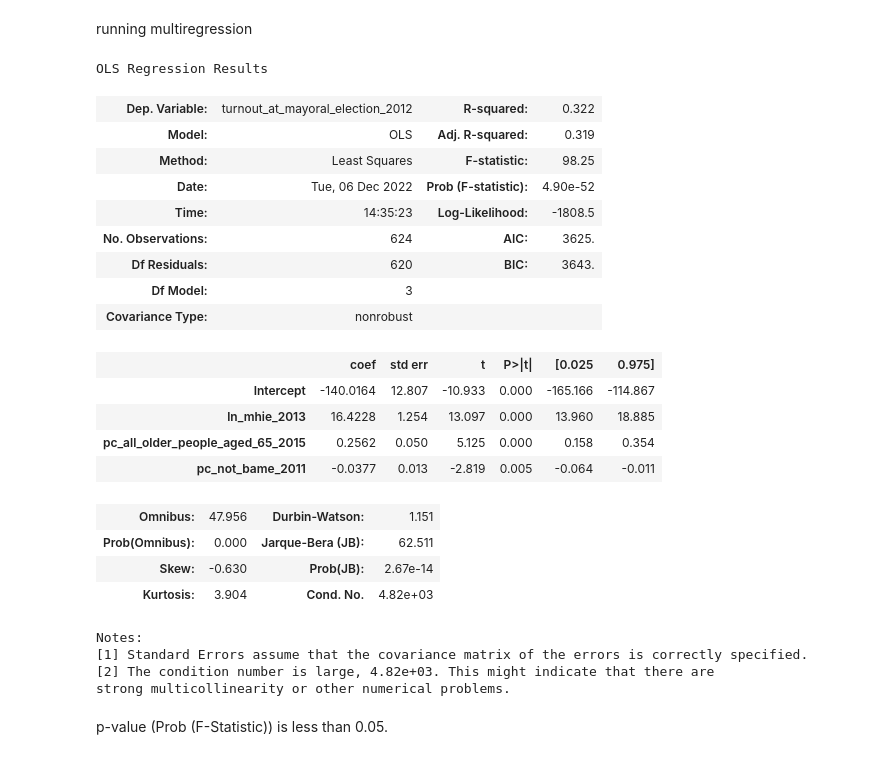
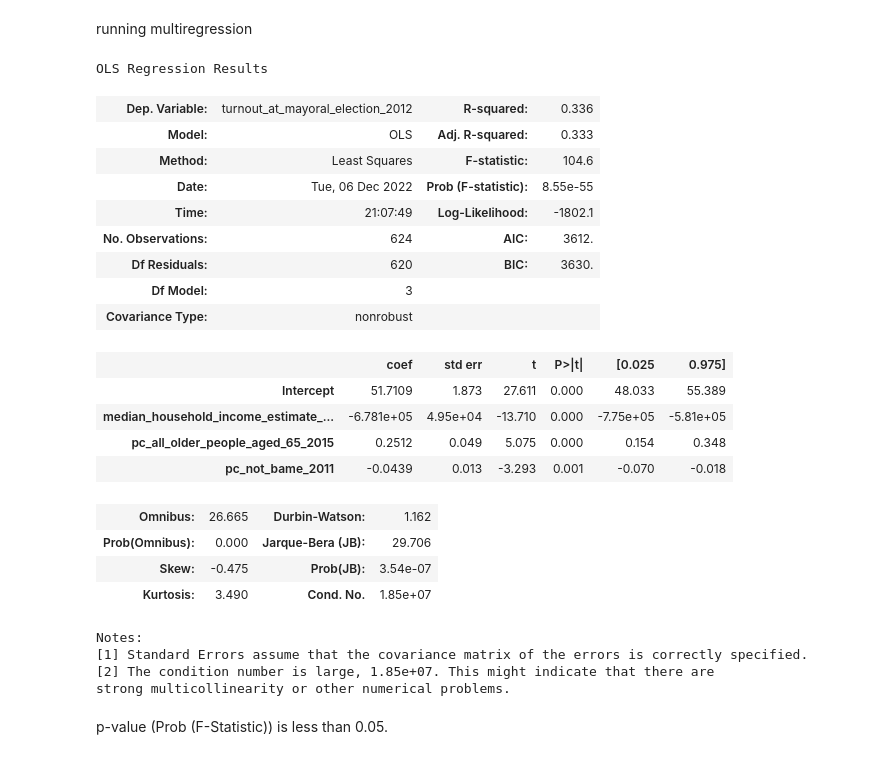
Before and after one commit to mindalyn22/QM-group-project, a Jupyter notebook: summary_bame_multireg.ipynb, the cells around one changed output. Drawn from its saved outputs; the diff is of its cells as text; code cells hidden in the pictures.

```diff
--- a/summary_bame_multireg.ipynb
+++ b/summary_bame_multireg.ipynb
@@ -91,10 +93,11 @@ df.plot(kind='scatter', x='%_not_bame_2011', y='turnout_at_mayoral_election_2012
 [figure]
 # %%
 # visualize the relationship between the features and the response using scatterplots
-import math
-df['ln_mhie_2013'] = df['median_household_income_estimate_2012_13'].transform(lambda x: math.log(x))
-fig, axs = plt.subplots(1, 3, sharey=True)
-df.plot(kind='scatter', x='ln_mhie_2013', y='turnout_at_mayoral_election_2012', ax=axs[0], figsize=(16, 8))
-df.plot(kind='scatter', x='%_all_older_people_aged_65_2015', y='turnout_at_mayoral_election_2012', ax=axs[1])
-df.plot(kind='scatter', x='%_not_bame_2011', y='turnout_at_mayoral_election_2012', ax=axs[2])
+# import math
+# df['ln_mhie_2013'] = df['median_household_income_estimate_2012_13'].transform(lambda x: math.log(x))
+# fig, axs = plt.subplots(1, 3, sharey=True)
+# df.plot(kind='scatter', x='ln_mhie_2013', y='turnout_at_mayoral_election_2012', ax=axs[0], figsize=(16, 8))
+# df.plot(kind='scatter', x='%_all_older_people_aged_65_2015', y='turnout_at_mayoral_election_2012', ax=axs[1])
+# df.plot(kind='scatter', x='%_not_bame_2011', y='turnout_at_mayoral_election_2012', ax=axs[2])
+# plt.savefig('output/scatterplot_multivar.png', dpi=300, transparent=True)
 # %% [output]
@@ -138,32 +149,32 @@ df = df.rename(columns= {"%_bame_2011": "pc_bame_2011",
 # %% [markdown]
 running multiregression
 # %%
-model_voter = smf.ols('turnout_at_mayoral_election_2012 ~ ln_mhie_2013 + pc_all_older_people_aged_65_2015 + pc_not_bame_2011',
+model_voter = smf.ols('turnout_at_mayoral_election_2012 ~ median_household_income_estimate_2012_13_pow + pc_all_older_people_aged_65_2015 + pc_not_bame_2011',
                         df).fit()
 model_voter.summary()
 # %% [output]
 OLS Regression Results
-| Dep. Variable: | turnout_at_mayoral_election_2012 | R-squared: | 0.322 |
-| Model: | OLS | Adj. R-squared: | 0.319 |
-| Method: | Least Squares | F-statistic: | 98.25 |
-| Date: | Tue, 06 Dec 2022 | Prob (F-statistic): | 4.90e-52 |
-| Time: | 14:35:23 | Log-Likelihood: | -1808.5 |
-| No. Observations: | 624 | AIC: | 3625. |
-| Df Residuals: | 620 | BIC: | 3643. |
+| Dep. Variable: | turnout_at_mayoral_election_2012 | R-squared: | 0.336 |
+| Model: | OLS | Adj. R-squared: | 0.333 |
+| Method: | Least Squares | F-statistic: | 104.6 |
+| Date: | Tue, 06 Dec 2022 | Prob (F-statistic): | 8.55e-55 |
+| Time: | 21:07:49 | Log-Likelihood: | -1802.1 |
+| No. Observations: | 624 | AIC: | 3612. |
+| Df Residuals: | 620 | BIC: | 3630. |
 | Df Model: | 3 |  |  |
 | Covariance Type: | nonrobust |  |  |
 |  | coef | std err | t | P>|t| | [0.025 | 0.975] |
-| Intercept | -140.0164 | 12.807 | -10.933 | 0.000 | -165.166 | -114.867 |
-| ln_mhie_2013 | 16.4228 | 1.254 | 13.097 | 0.000 | 13.960 | 18.885 |
-| pc_all_older_people_aged_65_2015 | 0.2562 | 0.050 | 5.125 | 0.000 | 0.158 | 0.354 |
-| pc_not_bame_2011 | -0.0377 | 0.013 | -2.819 | 0.005 | -0.064 | -0.011 |
+| Intercept | 51.7109 | 1.873 | 27.611 | 0.000 | 48.033 | 55.389 |
+| median_household_income_estimate_... | -6.781e+05 | 4.95e+04 | -13.710 | 0.000 | -7.75e+05 | -5.81e+05 |
+| pc_all_older_people_aged_65_2015 | 0.2512 | 0.049 | 5.075 | 0.000 | 0.154 | 0.348 |
+| pc_not_bame_2011 | -0.0439 | 0.013 | -3.293 | 0.001 | -0.070 | -0.018 |
-| Omnibus: | 47.956 | Durbin-Watson: | 1.151 |
-| Prob(Omnibus): | 0.000 | Jarque-Bera (JB): | 62.511 |
-| Skew: | -0.630 | Prob(JB): | 2.67e-14 |
-| Kurtosis: | 3.904 | Cond. No. | 4.82e+03 |
+| Omnibus: | 26.665 | Durbin-Watson: | 1.162 |
+| Prob(Omnibus): | 0.000 | Jarque-Bera (JB): | 29.706 |
+| Skew: | -0.475 | Prob(JB): | 3.54e-07 |
+| Kurtosis: | 3.490 | Cond. No. | 1.85e+07 |
 Notes:
 [1] Standard Errors assume that the covariance matrix of the errors is correctly specified.
-[2] The condition number is large, 4.82e+03. This might indicate that there are
+[2] The condition number is large, 1.85e+07. This might indicate that there are
 strong multicollinearity or other numerical problems.
 # %% [markdown]
 p-value (Prob (F-Statistic)) is less than 0.05.
```
Also changed, not shown: parts of 19 cells of this notebook.
